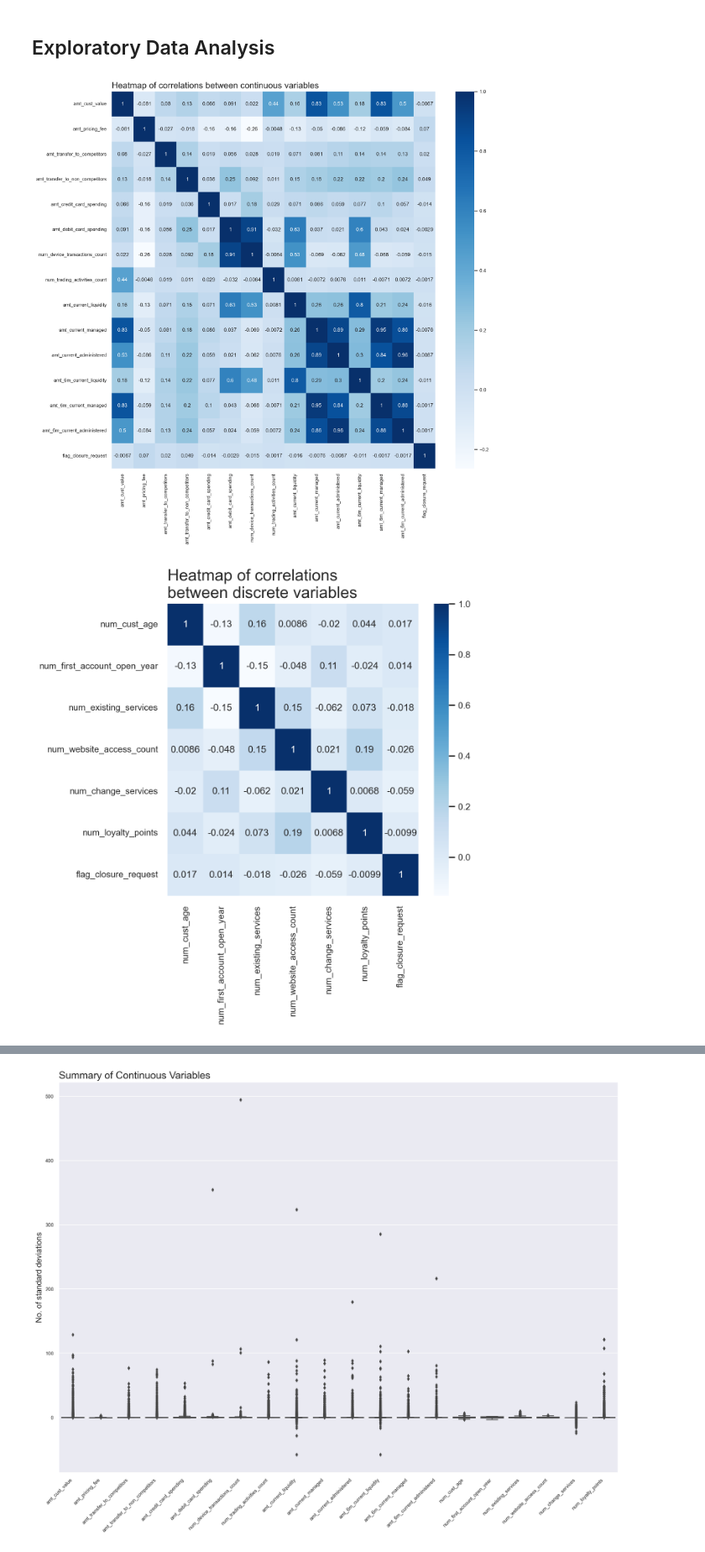
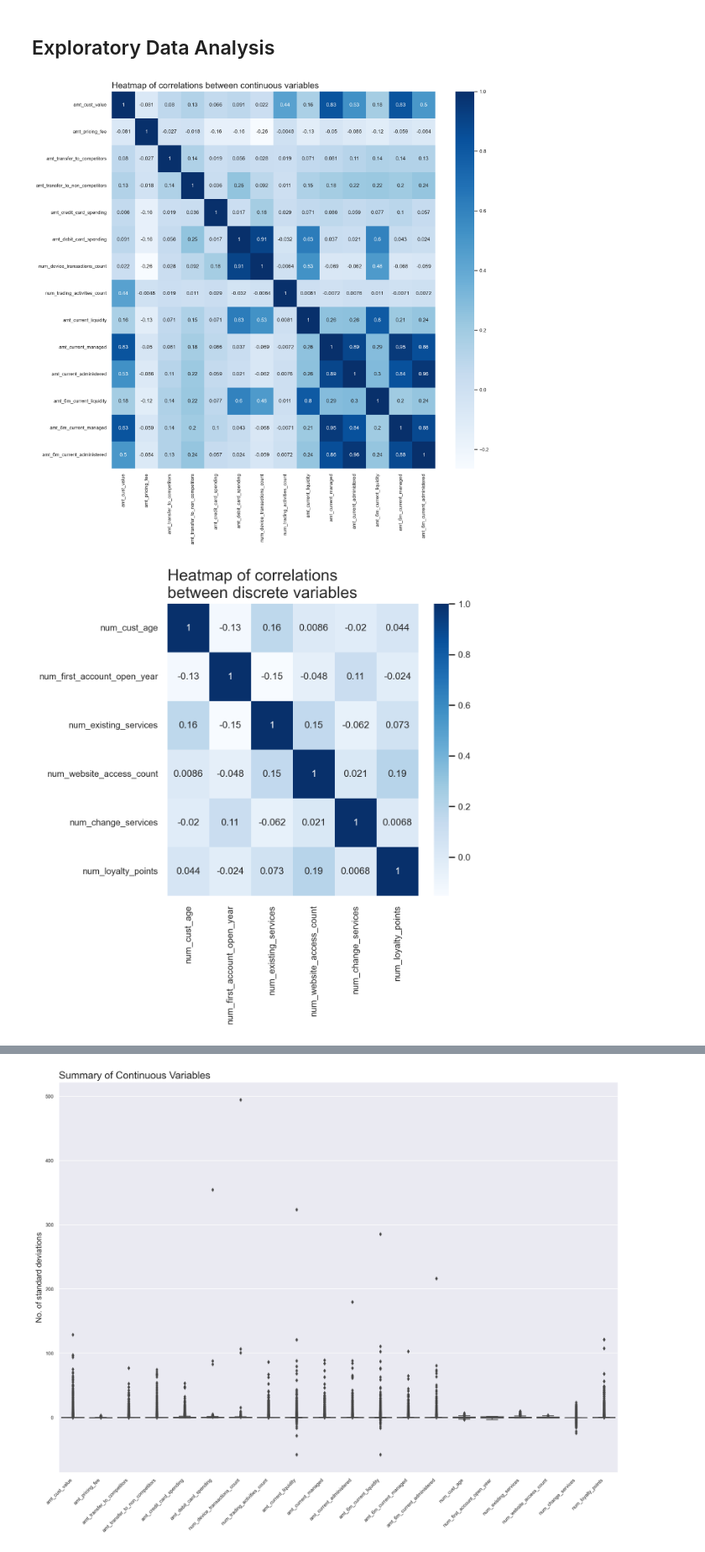
Before and after one commit to fedfioravanti/Bank-Churn-Prediction, a Jupyter notebook: notebooks/Bank-Churn-01-Intro-EDA.ipynb, the cells around one changed output, grey strips where cells are left out. Shown at 84% size. Saved outputs shown, nothing was run; the diff lists cells and outputs as text; code cells hidden in the pictures.

```diff
--- a/notebooks/Bank-Churn-01-Intro-EDA.ipynb
+++ b/notebooks/Bank-Churn-01-Intro-EDA.ipynb
@@ -618,18 +618,18 @@ df = pd.read_csv('../data/3-processed/df_01.csv', low_memory=False, encoding='la
 # %% [markdown]
 ## Exploratory Data Analysis
 # %%
-# create heatmap to explore correlations between continuous variables and target
+# create heatmap to explore correlations between continuous variables
 plt.figure(figsize=(12, 12))
 plt.title('Heatmap of correlations between continuous variables', loc='left', fontsize = 16)
-sns.heatmap(df[continuous_vars+target].corr(), cmap='Blues', annot=True)
+sns.heatmap(df[continuous_vars].corr(), cmap='Blues', annot=True)
 plt.show()
 # %% [output]
-[figure, old version]
+[figure, new version]
 # %%
-# create heatmap to explore correlations between discrete variables and target
+# create heatmap to explore correlations between discrete variables
 plt.figure(figsize=(5, 5))
 plt.title('Heatmap of correlations \nbetween discrete variables', loc='left', fontsize = 16)
-sns.heatmap(df[discrete_vars+target].corr(), cmap='Blues', annot=True)
+sns.heatmap(df[discrete_vars].corr(), cmap='Blues', annot=True)
 plt.show()
 # %% [output]
-[figure, old version]
+[figure, new version]
```
Also changed, not shown: parts of 10 cells of this notebook.
